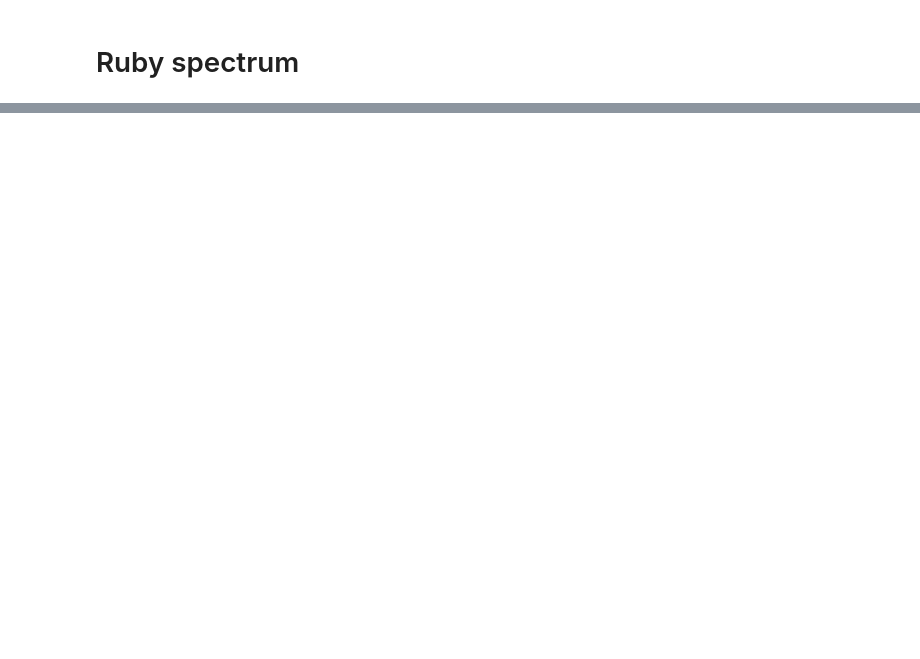
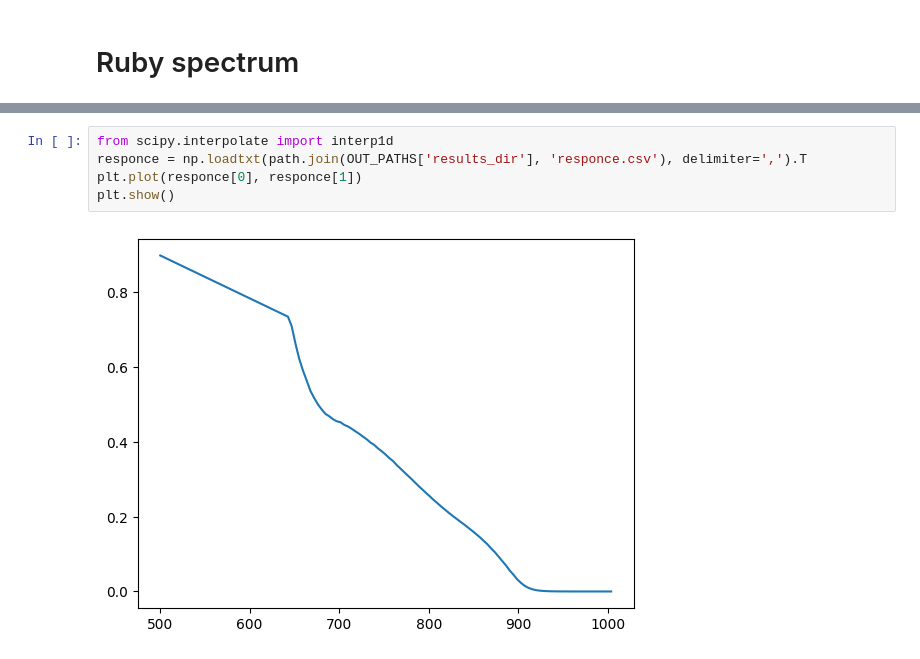
Before and after one commit to zar-hub/Lab_Materia_Condensata, a Jupyter notebook: SpettroRubino.ipynb, the cells around one changed output, grey strips where cells are left out. Saved outputs shown, nothing was run; the diff lists cells and outputs as text; blank space fills up the shorter version.

```diff
--- a/SpettroRubino.ipynb
+++ b/SpettroRubino.ipynb
@@ -194,0 +226,7 @@ axs = plot_interp_batch(batch_0, common_wl, common_mean)
+# %%
+from scipy.interpolate import interp1d
+responce = np.loadtxt(path.join(OUT_PATHS['results_dir'], 'responce.csv'), delimiter=',').T
+plt.plot(responce[0], responce[1])
+plt.show()
+# %% [output]
+[figure, added]
```
Also changed, not shown: parts of 12 cells of this notebook, 20 other files.
